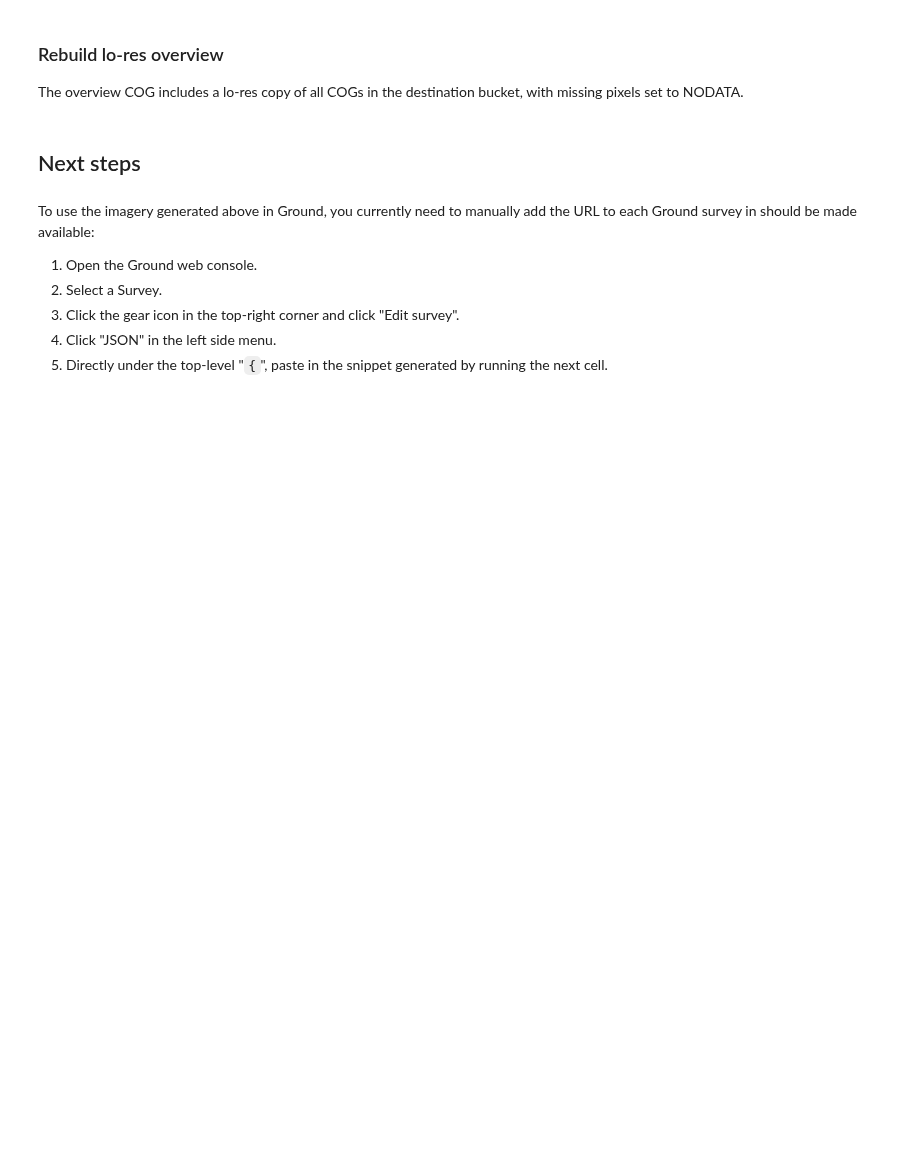
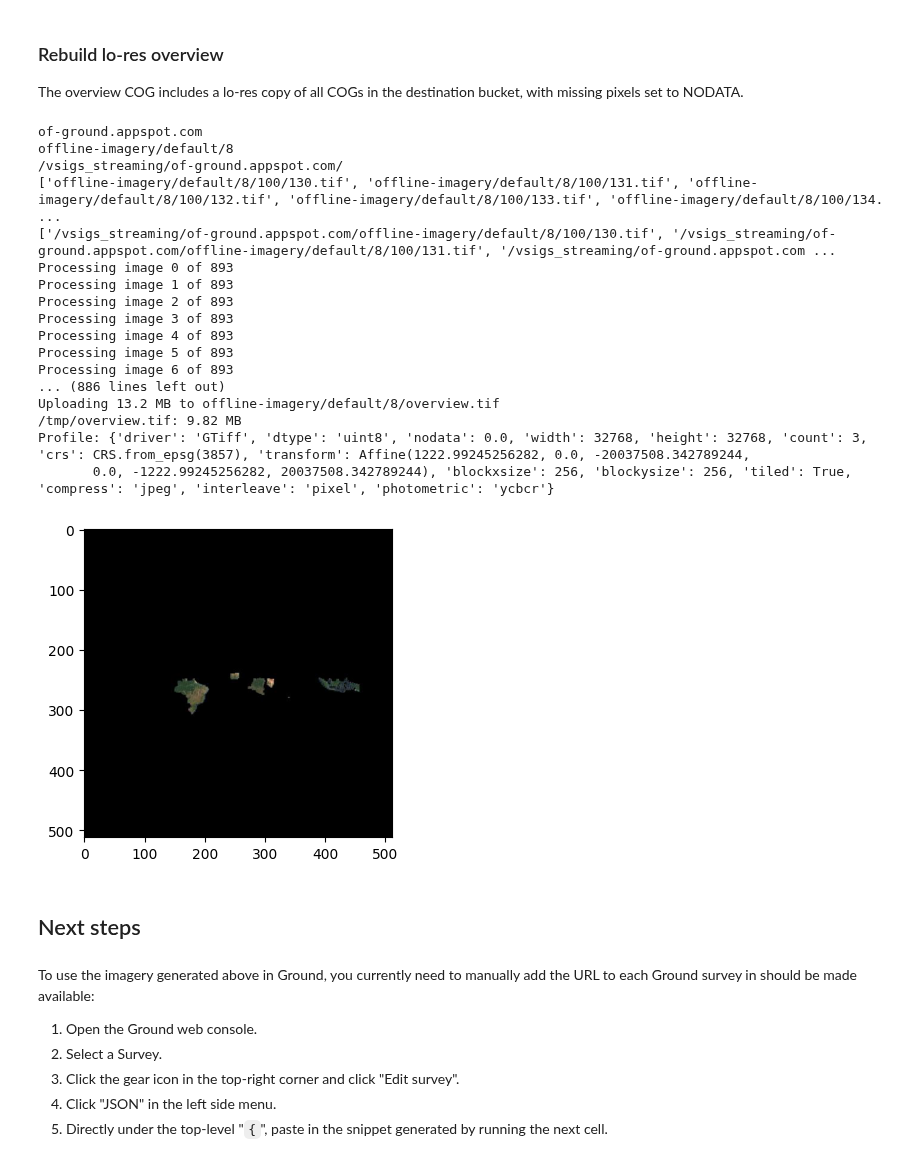
Before and after one commit to google/ground-platform, a Jupyter notebook: notebooks/generate_offline_imagery2.ipynb, the cells around one changed output. Drawn from its saved outputs; the diff is of its cells as text; code cells hidden in the pictures; blank space fills up the shorter version.

```diff
--- a/notebooks/generate_offline_imagery2.ipynb
+++ b/notebooks/generate_offline_imagery2.ipynb
@@ -15,7 +15,8 @@ By default, only new input images will be converted. GeoTIFF which already have
 # %% [markdown]
 ### Required inputs
 # %%
-BUCKET_NAME=input('ID of bucket where GeoTIFFs are read and written: ')
+#BUCKET_NAME=input('ID of bucket where GeoTIFFs are read and written: ')
+BUCKET_NAME='of-ground.appspot.com'
 # %% [markdown]
 ### Custom paths
 
@@ -83,9 +102,11 @@ bucket = storage_client.bucket(BUCKET_NAME)
 # %% [markdown]
 ### Define functions
 # %%
+def show_size(path):
+  file_stats=os.stat(path)
+  print(f'{path}: {file_stats.st_size / (1024 * 1024):.2f} MB')
+
 def show_thumbnail(src_path):
-  file_stats=os.stat(overview_tmp_path)
-  print(f'{src_path}: {file_stats.st_size / (1024 * 1024):.2f} MB')
   with rasterio.open(src_path) as ds:
     print(f'Profile: {ds.profile}')
     plt.figure(figsize=(4, 4))
@@ -144,6 +165,7 @@ for subpath in src_paths:
         src_path=src_path,
         dst_path=dst_path
     )
+    show_size(TMP_FILENAME)
     show_thumbnail(f"/vsigs_streaming/{BUCKET_NAME}/{dst_path}")
 
 print("Done!")
@@ -224,34 +264,58 @@ def downscale_and_merge(src, dst, downscale_factor, xmin, ymax, profile):
 
   dst.write(data, window=dst_window)
 
 def build_overview(input_paths, output_path):
   xmin, ymin, xmax, ymax = EPSG_3857_WORLD_BOUNDS
   profile, downscale_factor = build_overview_profile(input_paths[0], xmin, ymin, xmax, ymax)
 
   with rasterio.open(output_path, 'w', **profile) as dst:
     write_canvas(dst, profile)
 
     for idx, input_path in enumerate(input_paths):
       print(f"Processing image {idx} of {len(input_paths)}")
       with rasterio.open(input_path) as src:
         downscale_and_merge(src, dst, downscale_factor, xmin, ymax, profile)
 
 src_blobs = storage_client.list_blobs(BUCKET_NAME, prefix=DEST_PREFIX)
+print(BUCKET_NAME)
+print(DEST_PREFIX)
 paths = [x.name for x in src_blobs if '/world' not in x.name]
+print(f'/vsigs_streaming/{BUCKET_NAME}/')
+print(paths)
 input_paths = [f'/vsigs_streaming/{BUCKET_NAME}/{fp}' for fp in paths]
 tmpdir = tempfile.gettempdir()
 overview_tmp_path = os.path.join(tmpdir, OVERVIEW_FILENAME)
 
+print(input_paths)
 build_overview(input_paths, overview_tmp_path)
-show_thumbnail(overview_tmp_path)
 
 # Build COG and upload to GCS.
 build_cog(
     src_path=overview_tmp_path,
     dst_path=f"{DEST_PREFIX}/{OVERVIEW_FILENAME}"
 )
+show_size(overview_tmp_path)
 show_thumbnail(
     f"/vsigs_streaming/{BUCKET_NAME}/{DEST_PREFIX}/{OVERVIEW_FILENAME}")
+# %% [output]
+of-ground.appspot.com
+offline-imagery/default/8
+/vsigs_streaming/of-ground.appspot.com/
+['offline-imagery/default/8/100/130.tif', 'offline-imagery/default/8/100/131.tif', 'offline-imagery/default/8/100/132.tif', 'offline-imagery/default/8/100/133.tif', 'offline-imagery/default/8/100/134. ...
+['/vsigs_streaming/of-ground.appspot.com/offline-imagery/default/8/100/130.tif', '/vsigs_streaming/of-ground.appspot.com/offline-imagery/default/8/100/131.tif', '/vsigs_streaming/of-ground.appspot.com ...
+Processing image 0 of 893
+Processing image 1 of 893
+Processing image 2 of 893
+Processing image 3 of 893
+Processing image 4 of 893
+Processing image 5 of 893
+Processing image 6 of 893
+... (886 lines left out)
+Uploading 13.2 MB to offline-imagery/default/8/overview.tif
+/tmp/overview.tif: 9.82 MB
+Profile: {'driver': 'GTiff', 'dtype': 'uint8', 'nodata': 0.0, 'width': 32768, 'height': 32768, 'count': 3, 'crs': CRS.from_epsg(3857), 'transform': Affine(1222.99245256282, 0.0, -20037508.342789244,
+       0.0, -1222.99245256282, 20037508.342789244), 'blockxsize': 256, 'blockysize': 256, 'tiled': True, 'compress': 'jpeg', 'interleave': 'pixel', 'photometric': 'ycbcr'}
+[figure, added]
 # %% [markdown]
 ## Next steps
 # %% [markdown]
```
Also changed, not shown: parts of 6 cells of this notebook.
